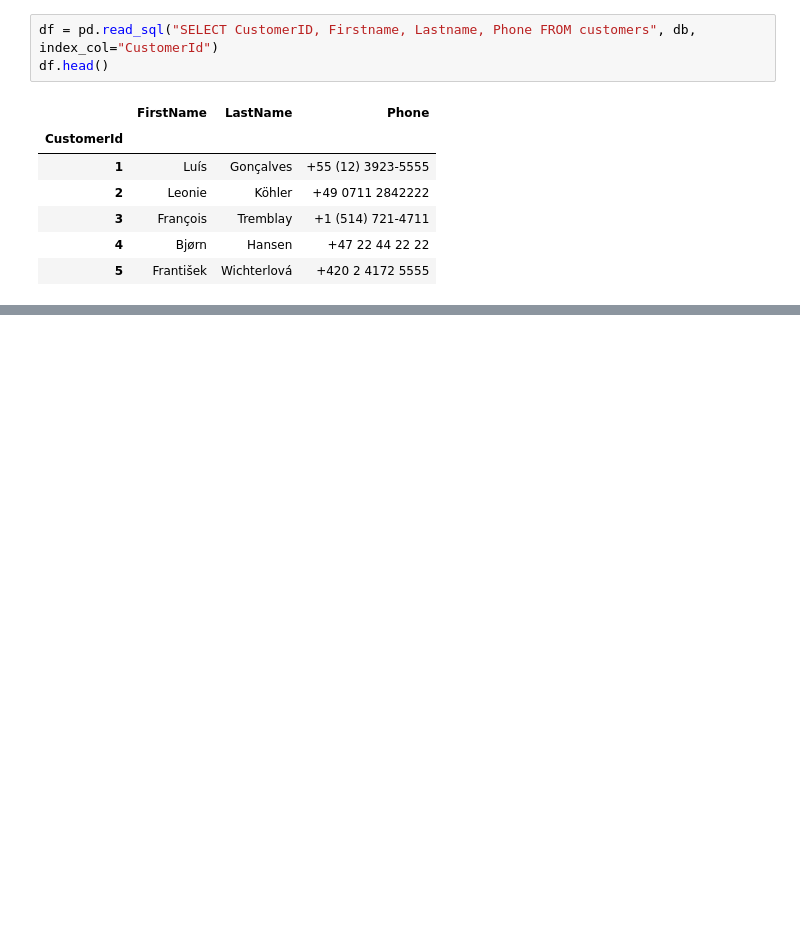
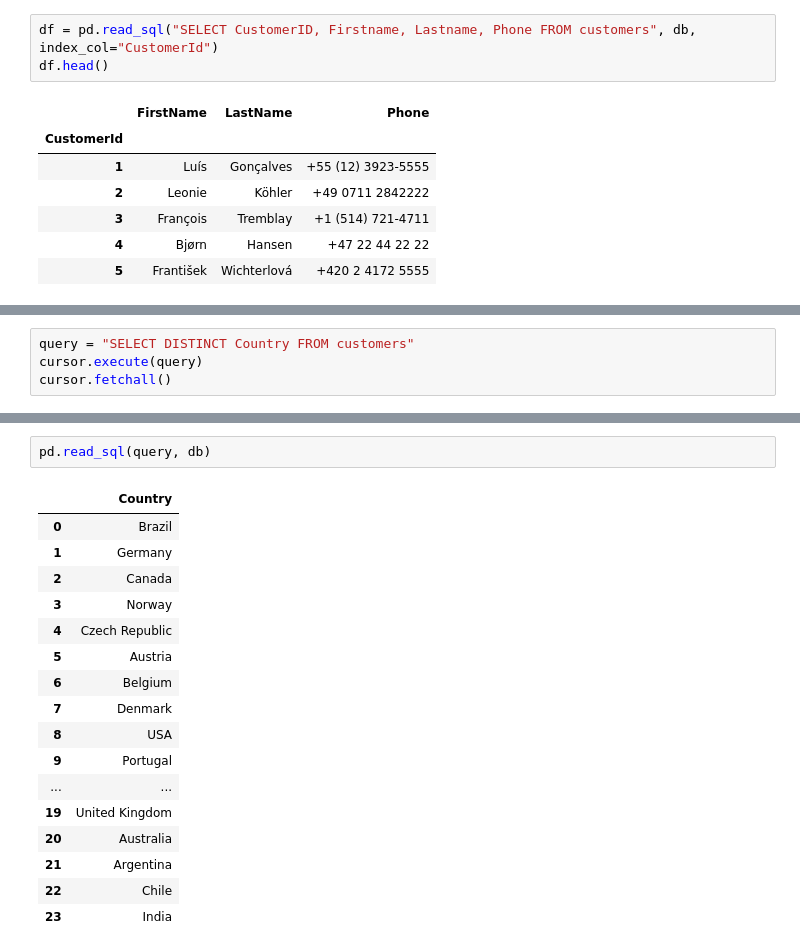
Before and after one commit to lazizrakhmat/DS-Notebook, a Jupyter notebook: Praktikum_Notebook_ipynb_.ipynb, the cells around one changed output, grey strips where cells are left out. Cells and saved outputs as stored; diff of their text form; blank space fills up the shorter version.

```diff
--- a/Praktikum_Notebook_ipynb_.ipynb
+++ b/Praktikum_Notebook_ipynb_.ipynb
@@ -135,0 +160,4 @@ df.head()
+# %%
+query = "SELECT DISTINCT Country FROM customers"
+cursor.execute(query)
+cursor.fetchall()
@@ -135,0 +182,20 @@ df.head()
+# %%
+pd.read_sql(query, db)
+# %% [output]
+|  | Country |
+| 0 | Brazil |
+| 1 | Germany |
+| 2 | Canada |
+| 3 | Norway |
+| 4 | Czech Republic |
+| 5 | Austria |
+| 6 | Belgium |
+| 7 | Denmark |
+| 8 | USA |
+| 9 | Portugal |
+| ... | ... |
+| 19 | United Kingdom |
+| 20 | Australia |
+| 21 | Argentina |
+| 22 | Chile |
+| 23 | India |
```
Also changed, not shown: parts of 5 cells of this notebook.
